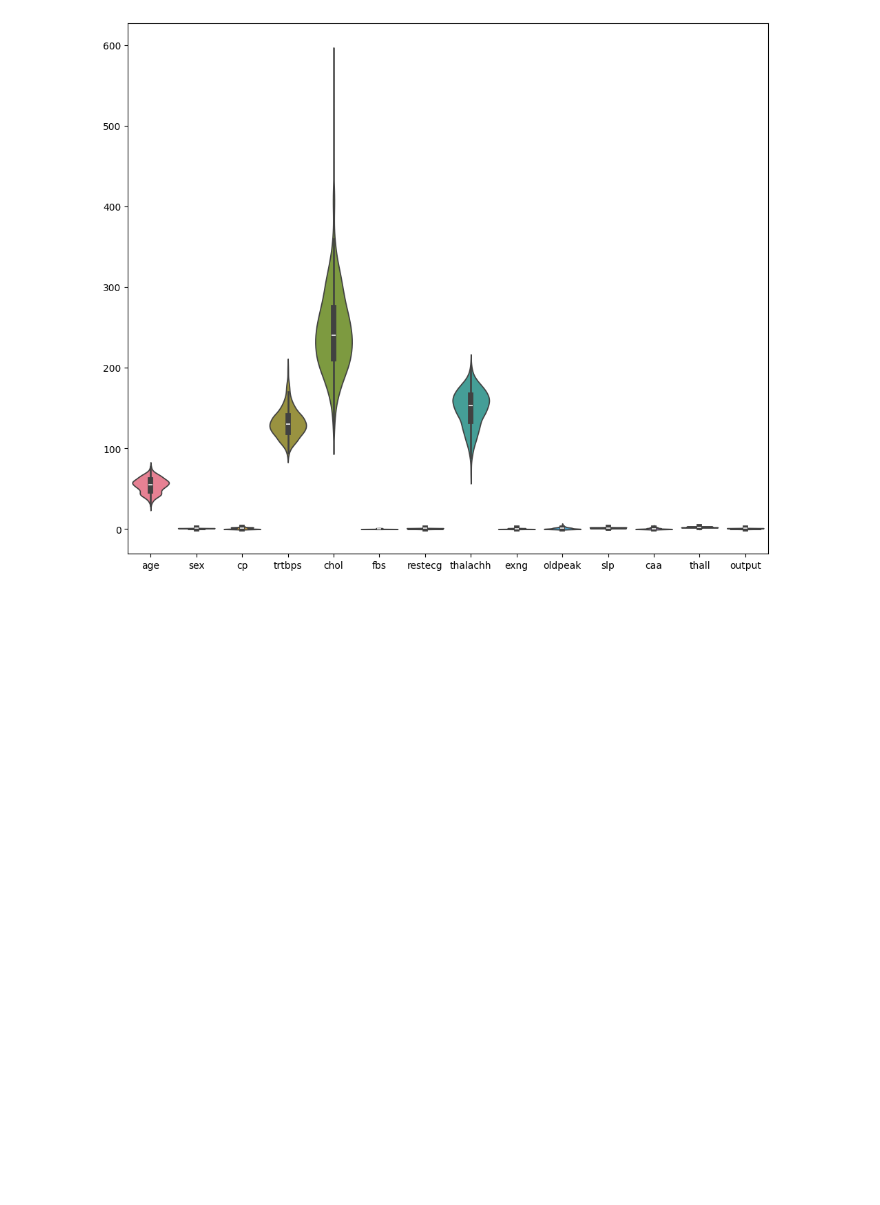
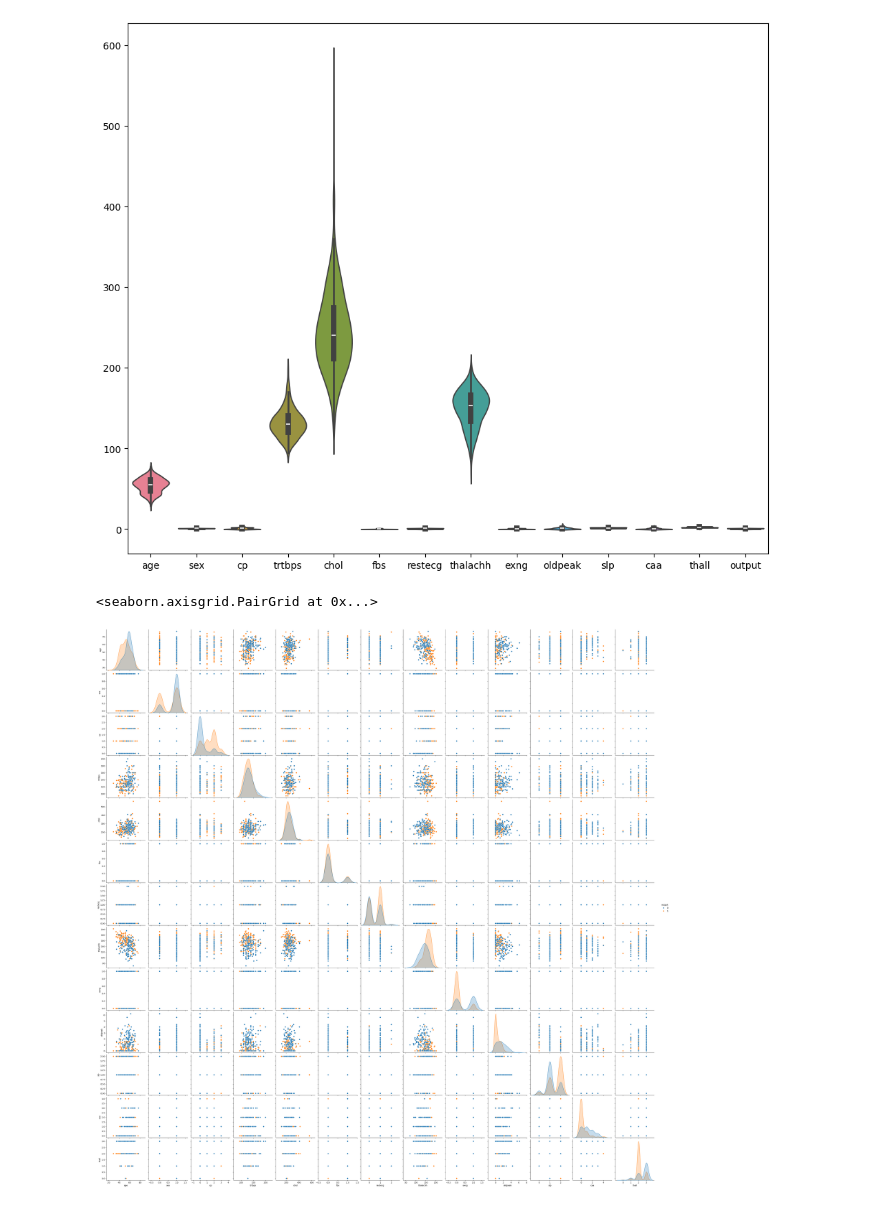
Before and after one commit to rahulghimire77/ML-Projects, a Jupyter notebook: Heart attack analysis and prediction/pre.ipynb, the cells around one changed output. Cells and saved outputs as stored; diff of their text form; code cells hidden in the pictures; blank space fills up the shorter version.

```diff
--- a/Heart attack analysis and prediction/pre.ipynb
+++ b/Heart attack analysis and prediction/pre.ipynb
@@ -131,3 +131,8 @@ sns.violinplot(df)
 # %% [output]
 <Axes: >
 [figure]
+# %%
+sns.pairplot(df, height=3, hue ='output')
+# %% [output]
+<seaborn.axisgrid.PairGrid at 0x...>
+[figure, added]
```
Also changed, not shown: parts of 7 cells of this notebook.
